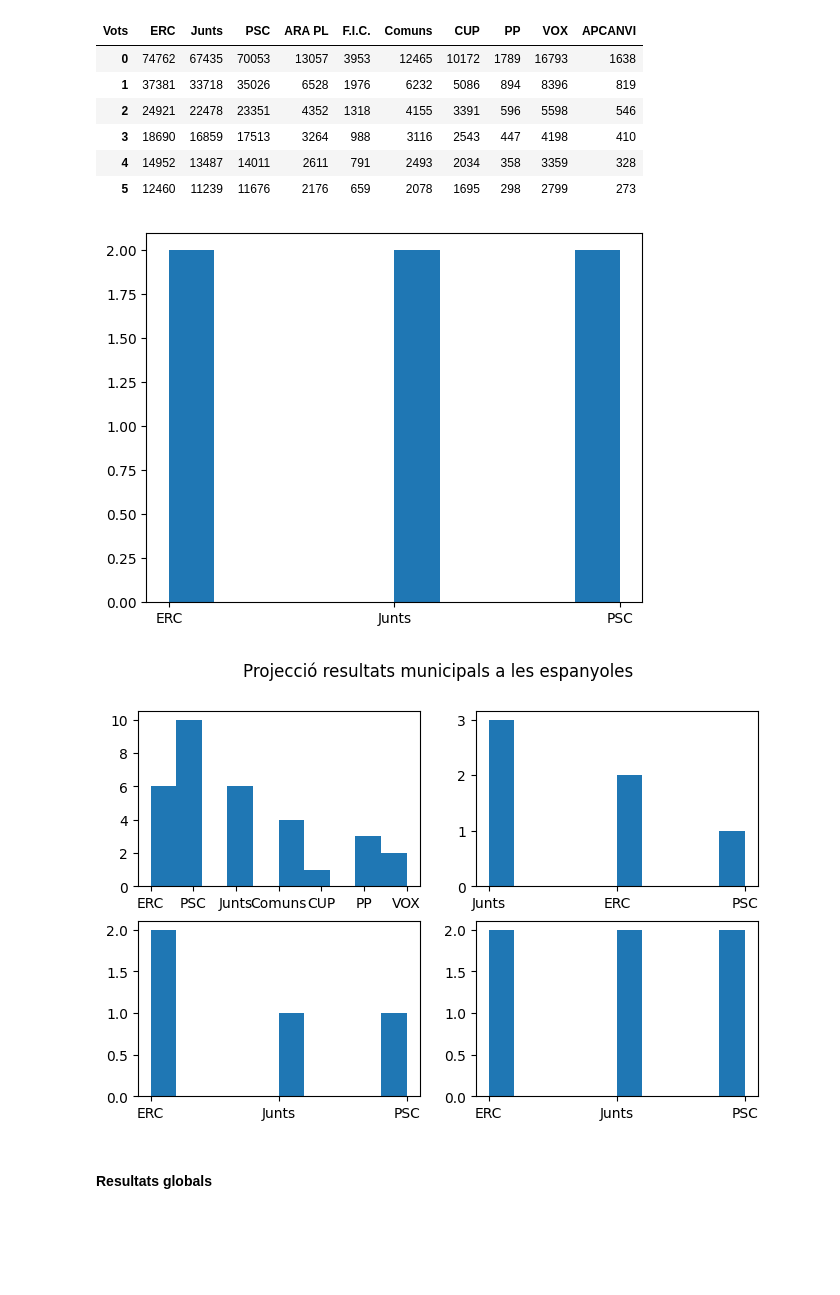
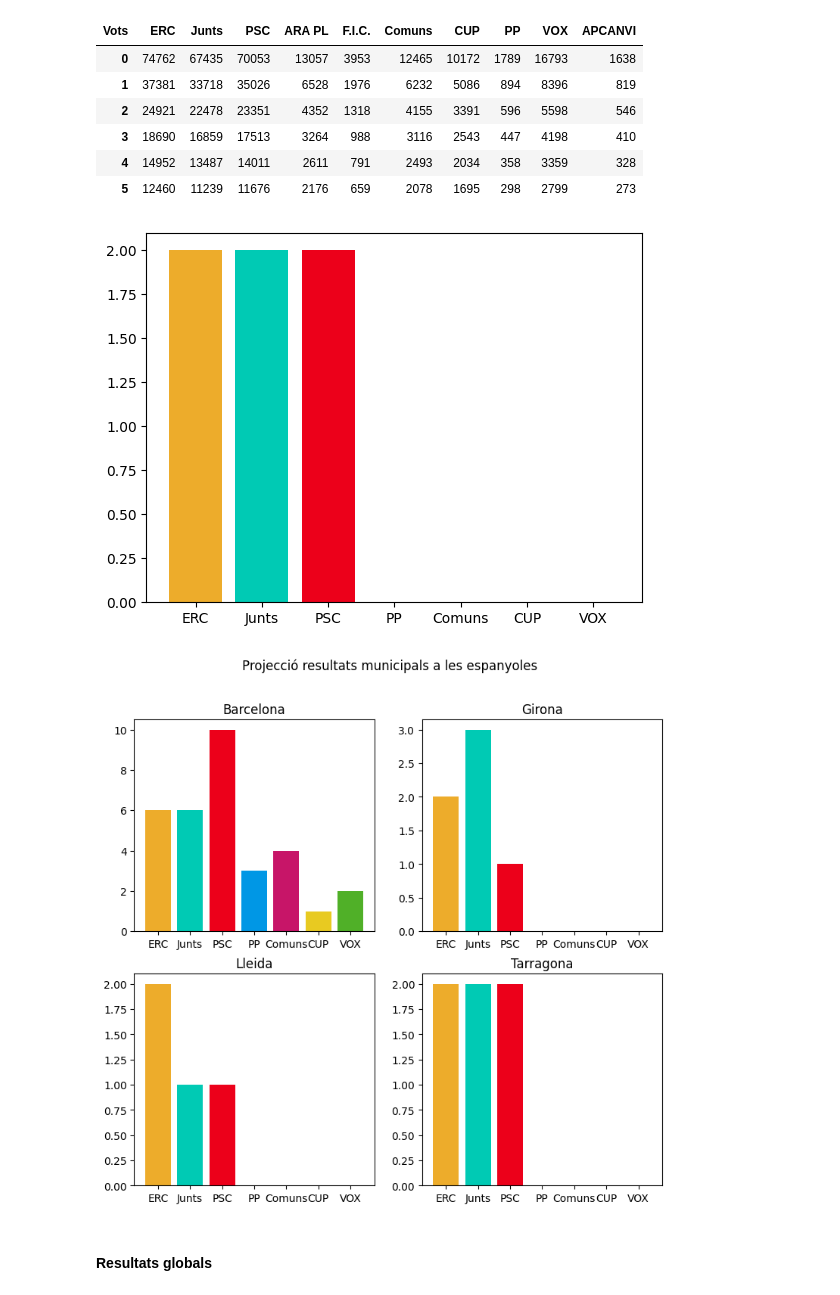
Before and after one commit to albaguti/ProjeccioEleccions, a Jupyter notebook: ProspeccioResultats.ipynb, the cells around one changed output. Drawn from its saved outputs; the diff is of its cells as text; code cells hidden in the pictures; blank space fills up the shorter version.

```diff
--- a/ProspeccioResultats.ipynb
+++ b/ProspeccioResultats.ipynb
@@ -114,5 +110,10 @@ dataBarcelona.style.applymap(lambda x: 'background-color : green' if x>=limit el
 | 30 | 10720 | 18448 | 11505 | 7841 | 3022 | 6826 | 3878 | 883 | 120 | 862 | 83 | ... |
 | 31 | 10385 | 17872 | 11145 | 7596 | 2927 | 6612 | 3757 | 856 | 116 | 835 | 81 | ... |
 # %%
-plt.hist(esconsRepartitsBarcelona);
+dict_resultatsBarcelona = {}
+for i in partits:
+    dict_resultatsBarcelona[i] = esconsRepartitsBarcelona.count(i)
+#["Erc","PSC","Junts","PP","Comuns","CUP","VOX","Ciudadanos"]
+
+plt.bar(list(dict_resultatsBarcelona.keys()),list(dict_resultatsBarcelona.values()), color=color1);
 # %% [output]
@@ -144,5 +145,10 @@ partits_Girona = dades_girona["Vots"]
 res,limit,esconsRepartitsGirona = repartimentEscons(resultats_Girona,esconsGirona,partits_Girona)
 dataGirona = pd.DataFrame(res, columns=dades_girona["Vots"])
 # %%
-plt.hist(esconsRepartitsGirona);
+dict_resultatsGirona = {}
+for i in partits:
+    dict_resultatsGirona[i] = esconsRepartitsGirona.count(i)
+#["Erc","PSC","Junts","PP","Comuns","CUP","VOX","Ciudadanos"]
+
+plt.bar(list(dict_resultatsGirona.keys()),list(dict_resultatsGirona.values()), color=color1);
 # %% [output]
@@ -180,5 +186,10 @@ dataLleida.style.applymap(lambda x: 'background-color : green' if x>=limit else
 | 2 | 16033 | 15841 | 10317 | 2819 | 211 | 3481 | 48 | 107 | 121 | ... |
 | 3 | 12025 | 11880 | 7738 | 2114 | 158 | 2611 | 36 | 80 | 91 | ... |
 # %%
-plt.hist(esconsRepartitsLleida);
+dict_resultatsLleida = {}
+for i in partits:
+    dict_resultatsLleida[i] = esconsRepartitsLleida.count(i)
+#["Erc","PSC","Junts","PP","Comuns","CUP","VOX","Ciudadanos"]
+
+plt.bar(list(dict_resultatsLleida.keys()),list(dict_resultatsLleida.values()), color=color1);
 # %% [output]
@@ -217,18 +228,27 @@ dataTarragona.style.applymap(lambda x: 'background-color : green' if x>=limit el
 | 4 | 14952 | 13487 | 14011 | 2611 | 791 | 2493 | 2034 | 358 | 3359 | 328 |
 | 5 | 12460 | 11239 | 11676 | 2176 | 659 | 2078 | 1695 | 298 | 2799 | 273 |
 # %%
-plt.hist(esconsRepartitsTarragona);
+dict_resultatsTarragona = {}
+for i in partits:
+    dict_resultatsTarragona[i] = esconsRepartitsTarragona.count(i)
+#["Erc","PSC","Junts","PP","Comuns","CUP","VOX","Ciudadanos"]
+
+plt.bar(list(dict_resultatsTarragona.keys()),list(dict_resultatsTarragona.values()), color=color1);
 # %% [output]
-[figure, old version]
+[figure, new version]
 # %%
-fig, axs = plt.subplots(2, 2,figsize=(8, 5))
+fig, axs = plt.subplots(2, 2,figsize=(9, 8))
 fig.suptitle("Projecció resultats municipals a les espanyoles")
-axs[0,0].hist(esconsRepartitsBarcelona);
-axs[0,1].hist(esconsRepartitsGirona);
-axs[1,0].hist(esconsRepartitsLleida);
-axs[1,1].hist(esconsRepartitsTarragona);
+axs[0,0].set_title("Barcelona");
+axs[0,1].set_title("Girona");
+axs[1,0].set_title("Lleida");
+axs[1,1].set_title("Tarragona");
+axs[0,0].bar(list(dict_resultatsBarcelona.keys()),list(dict_resultatsBarcelona.values()), color=color1);
+axs[0,1].bar(list(dict_resultatsGirona.keys()),list(dict_resultatsGirona.values()), color=color1);
+axs[1,0].bar(list(dict_resultatsLleida.keys()),list(dict_resultatsLleida.values()), color=color1);
+axs[1,1].bar(list(dict_resultatsTarragona.keys()),list(dict_resultatsTarragona.values()), color=color1);
 # %% [output]
-[figure, old version]
+[figure, new version]
 # %% [markdown]
 <h4> Resultats globals
 # %%
```
Also changed, not shown: parts of 10 cells of this notebook.
